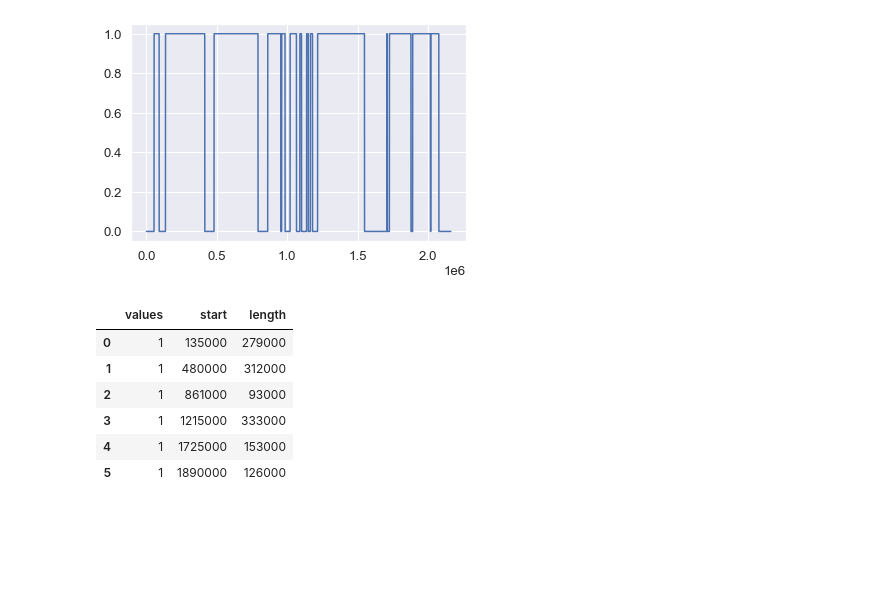
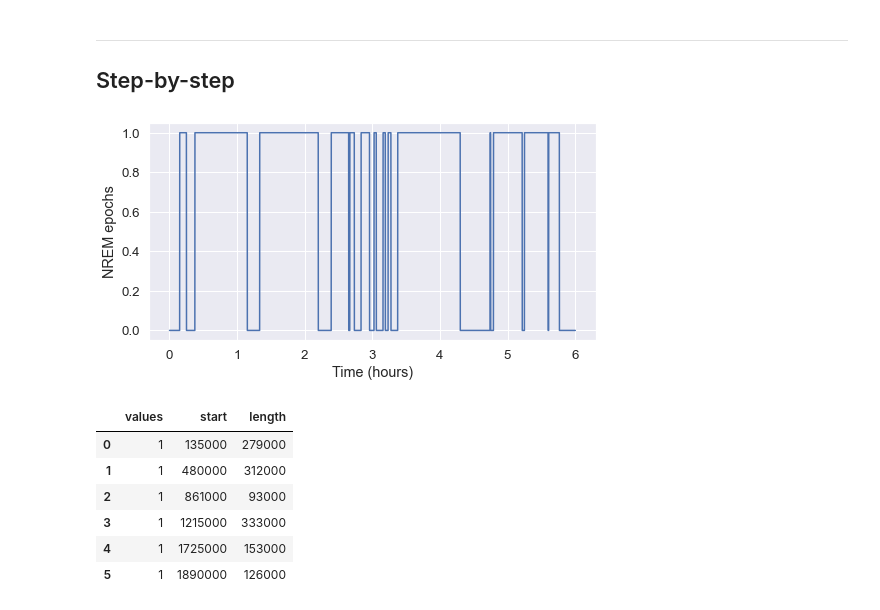
Before and after one commit to raphaelvallat/yasa, a Jupyter notebook: notebooks/feature_swa_decay.ipynb, the cells around one changed output. Cells and saved outputs as stored; diff of their text form; code cells hidden in the pictures; blank space fills up the shorter version.

```diff
--- a/notebooks/feature_swa_decay.ipynb
+++ b/notebooks/feature_swa_decay.ipynb
@@ -11,10 +11,8 @@ sns.set(font_scale=1.2)
 # Load EEG data
 f = np.load('data_full_6hrs_100Hz_Cz+Fz+Pz.npz')
 data, ch_names = f['data'], f['chan']
+data = data.astype(np.float64)
 sf = 100.
-times = np.arange(data.size) / sf
-
-# Keep only Cz
-data = data[0, :]
-print(data.shape, np.round(data[0:5], 3))
+times = np.arange(data.shape[-1]) / sf
+print(data.shape)
 # %% [output]
@@ -30,9 +63,17 @@ hypno = yasa.hypno_upsample_to_data(hypno, 1/30, data, sf)
+# %% [markdown]
+*******
+
+## Step-by-step
 # %%
 # Bandpass filter
 data = mne.filter.filter_data(data.astype('float64'), sf, 0.5, 30, verbose=0)
 # %%
 include = (2, 3)
 mask = np.in1d(hypno, include).astype(int)
-plt.plot(mask);
+
+plt.figure(figsize=(8, 4))
+plt.plot(times / 3600, mask);
+plt.xlabel("Time (hours)")
+plt.ylabel("NREM epochs");
 # %% [output]
-[figure, old version]
+[figure, new version]
```
Also changed, not shown: parts of 18 cells of this notebook, 1 other file.
